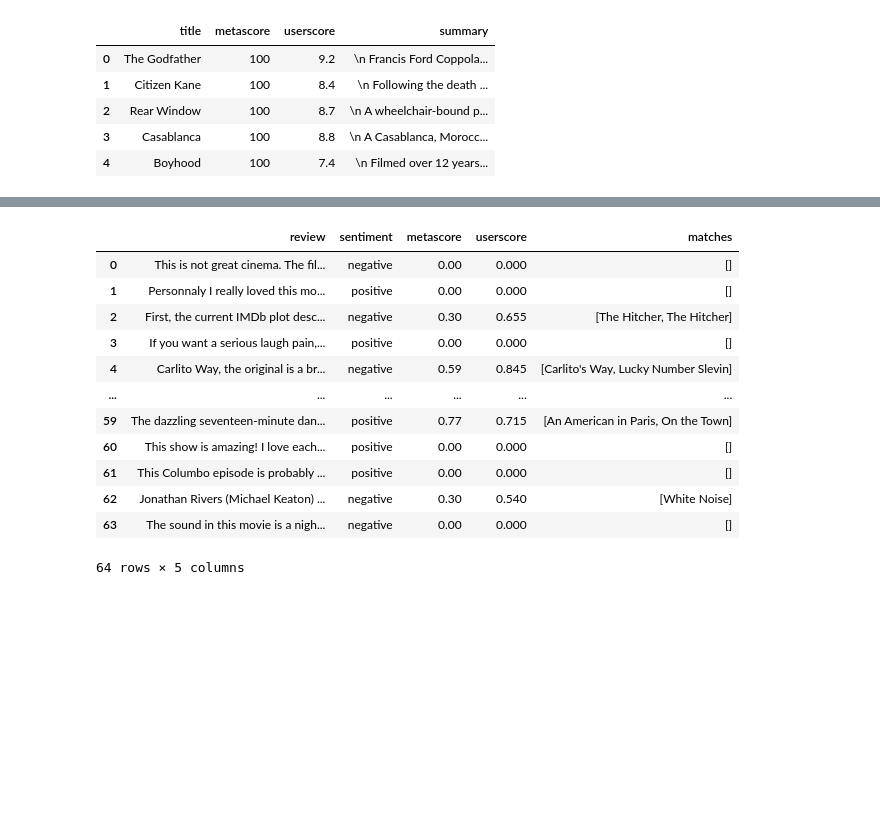
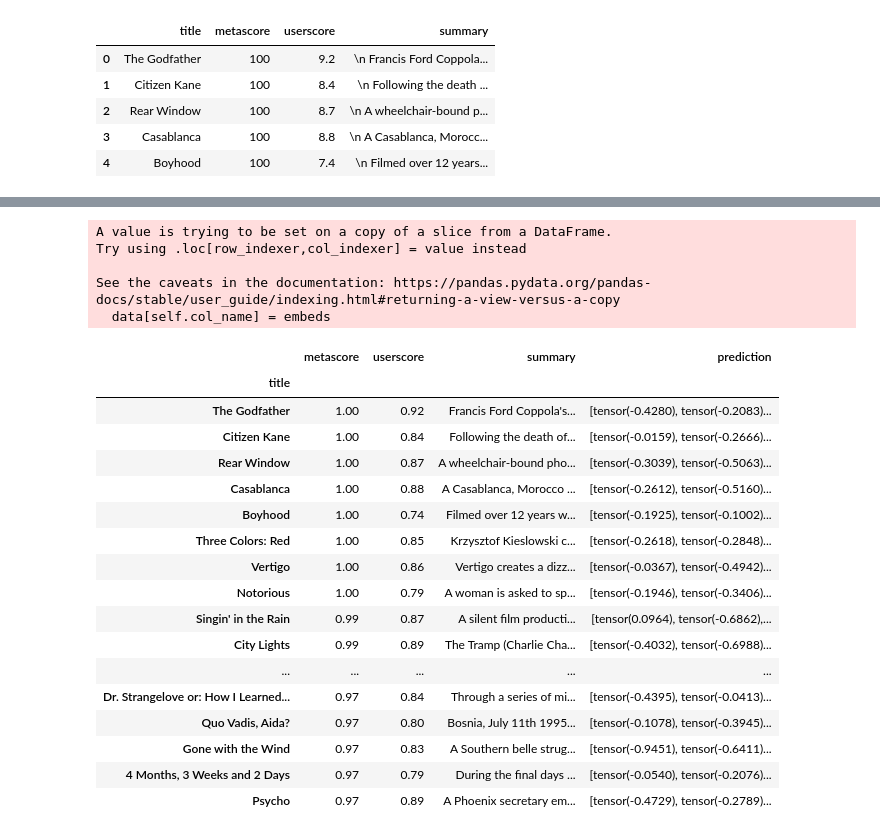
Before and after one commit to simon-muenker/NLP-SoSe22--NLP-Proj, a Jupyter notebook: notebooks/12--Metacritic-Matcher.ipynb, the cells around one changed output, grey strips where cells are left out. Drawn from its saved outputs; the diff is of its cells as text; code cells hidden in the pictures; blank space fills up the shorter version.

```diff
--- a/notebooks/12--Metacritic-Matcher.ipynb
+++ b/notebooks/12--Metacritic-Matcher.ipynb
@@ -52,38 +48,0 @@ test.head()
-# %%
-def maps(row):
-
-    m_scores: list = []
-    u_scores: list = []
-    matches: list = []
-
-    for idx, data in formatted.iterrows():
-        if idx in row['review'] and len(idx) > 8:
-            m_scores.append(data['metascore'])
-            u_scores.append(data['userscore'])
-            matches.append(idx)
-
-    if len(m_scores) == 0:
-        return 0.0, 0.0, []
-
-    return (
-        sum(m_scores) / len(m_scores),
-        sum(u_scores) / len(u_scores),
-        matches
-    )
-
-test[['metascore', 'userscore', 'matches']] = test[: 64].apply(maps, axis=1,  result_type="expand")
-test.head(64)
-# %% [output]
-|  | review | sentiment | metascore | userscore | matches |
-| 0 | This is not great cinema. The fil... | negative | 0.00 | 0.000 | [] |
-| 1 | Personnaly I really loved this mo... | positive | 0.00 | 0.000 | [] |
-| 2 | First, the current IMDb plot desc... | negative | 0.30 | 0.655 | [The Hitcher, The Hitcher] |
-| 3 | If you want a serious laugh pain,... | positive | 0.00 | 0.000 | [] |
-| 4 | Carlito Way, the original is a br... | negative | 0.59 | 0.845 | [Carlito's Way, Lucky Number Slevin] |
-| ... | ... | ... | ... | ... | ... |
-| 59 | The dazzling seventeen-minute dan... | positive | 0.77 | 0.715 | [An American in Paris, On the Town] |
-| 60 | This show is amazing! I love each... | positive | 0.00 | 0.000 | [] |
-| 61 | This Columbo episode is probably ... | positive | 0.00 | 0.000 | [] |
-| 62 | Jonathan Rivers (Michael Keaton) ... | negative | 0.30 | 0.540 | [White Noise] |
-| 63 | The sound in this movie is a nigh... | negative | 0.00 | 0.000 | [] |
-64 rows × 5 columns
@@ -91,0 +49,31 @@ test.head(64)
+# %%
+from classifier._neural import Encoder
+
+testEncoder = Encoder({})
+# %%
+testEncoder.df_encode(formatted_sub, "summary", label="MetaCritic")
+formatted_sub
+# %% [output]
+A value is trying to be set on a copy of a slice from a DataFrame.
+Try using .loc[row_indexer,col_indexer] = value instead
+
+See the caveats in the documentation: https://pandas.pydata.org/pandas-docs/stable/user_guide/indexing.html#returning-a-view-versus-a-copy
+  data[self.col_name] = embeds
+|  | metascore | userscore | summary | prediction |
+| title |  |  |  |  |
+| The Godfather | 1.00 | 0.92 | Francis Ford Coppola's... | [tensor(-0.4280), tensor(-0.2083)... |
+| Citizen Kane | 1.00 | 0.84 | Following the death of... | [tensor(-0.0159), tensor(-0.2666)... |
+| Rear Window | 1.00 | 0.87 | A wheelchair-bound pho... | [tensor(-0.3039), tensor(-0.5063)... |
+| Casablanca | 1.00 | 0.88 | A Casablanca, Morocco ... | [tensor(-0.2612), tensor(-0.5160)... |
+| Boyhood | 1.00 | 0.74 | Filmed over 12 years w... | [tensor(-0.1925), tensor(-0.1002)... |
+| Three Colors: Red | 1.00 | 0.85 | Krzysztof Kieslowski c... | [tensor(-0.2618), tensor(-0.2848)... |
+| Vertigo | 1.00 | 0.86 | Vertigo creates a dizz... | [tensor(-0.0367), tensor(-0.4942)... |
+| Notorious | 1.00 | 0.79 | A woman is asked to sp... | [tensor(-0.1946), tensor(-0.3406)... |
+| Singin' in the Rain | 0.99 | 0.87 | A silent film producti... | [tensor(0.0964), tensor(-0.6862),... |
+| City Lights | 0.99 | 0.89 | The Tramp (Charlie Cha... | [tensor(-0.4032), tensor(-0.6988)... |
+| ... | ... | ... | ... | ... |
+| Dr. Strangelove or: How I Learned... | 0.97 | 0.84 | Through a series of mi... | [tensor(-0.4395), tensor(-0.0413)... |
+| Quo Vadis, Aida? | 0.97 | 0.80 | Bosnia, July 11th 1995... | [tensor(-0.1078), tensor(-0.3945)... |
+| Gone with the Wind | 0.97 | 0.83 | A Southern belle strug... | [tensor(-0.9451), tensor(-0.6411)... |
+| 4 Months, 3 Weeks and 2 Days | 0.97 | 0.79 | During the final days ... | [tensor(-0.0540), tensor(-0.2076)... |
+| Psycho | 0.97 | 0.89 | A Phoenix secretary em... | [tensor(-0.4729), tensor(-0.2789)... |
```
Also changed, not shown: parts of 11 cells of this notebook, 1 other file.
